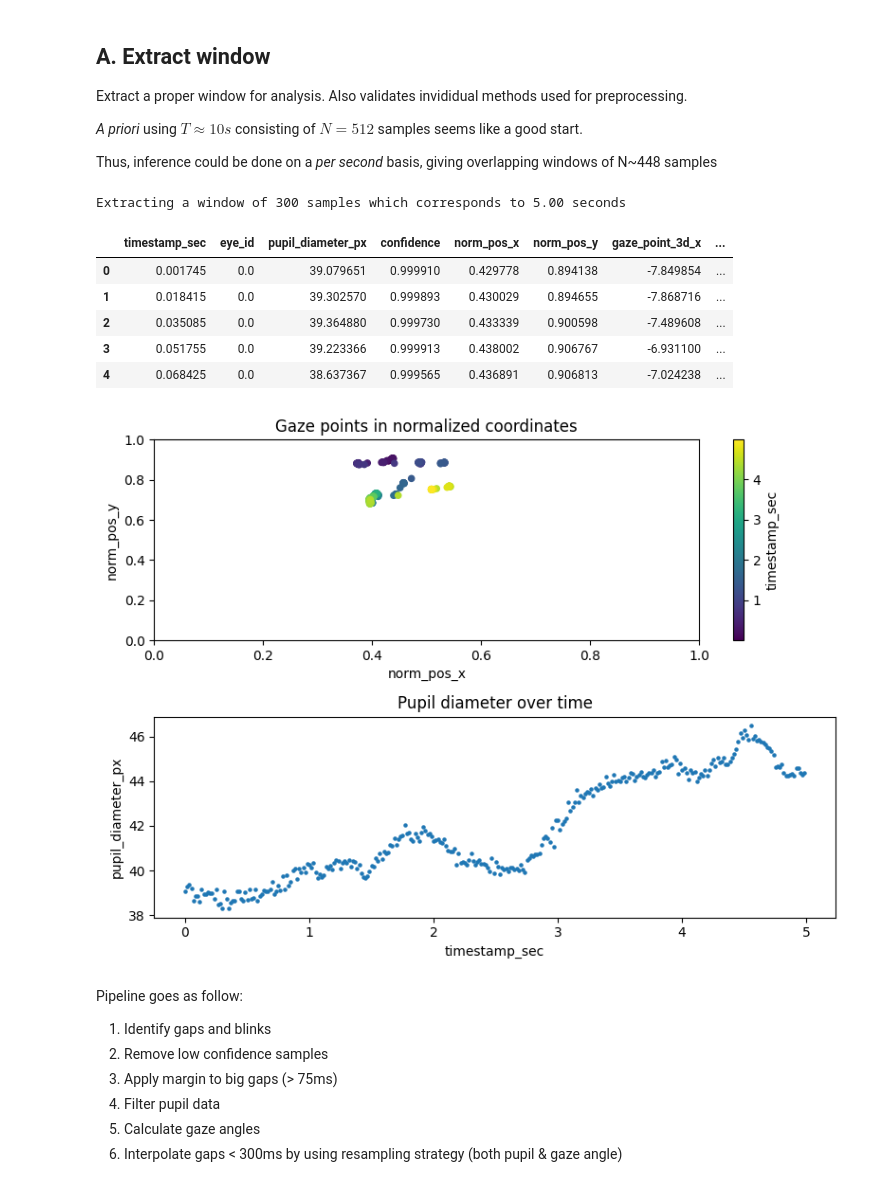
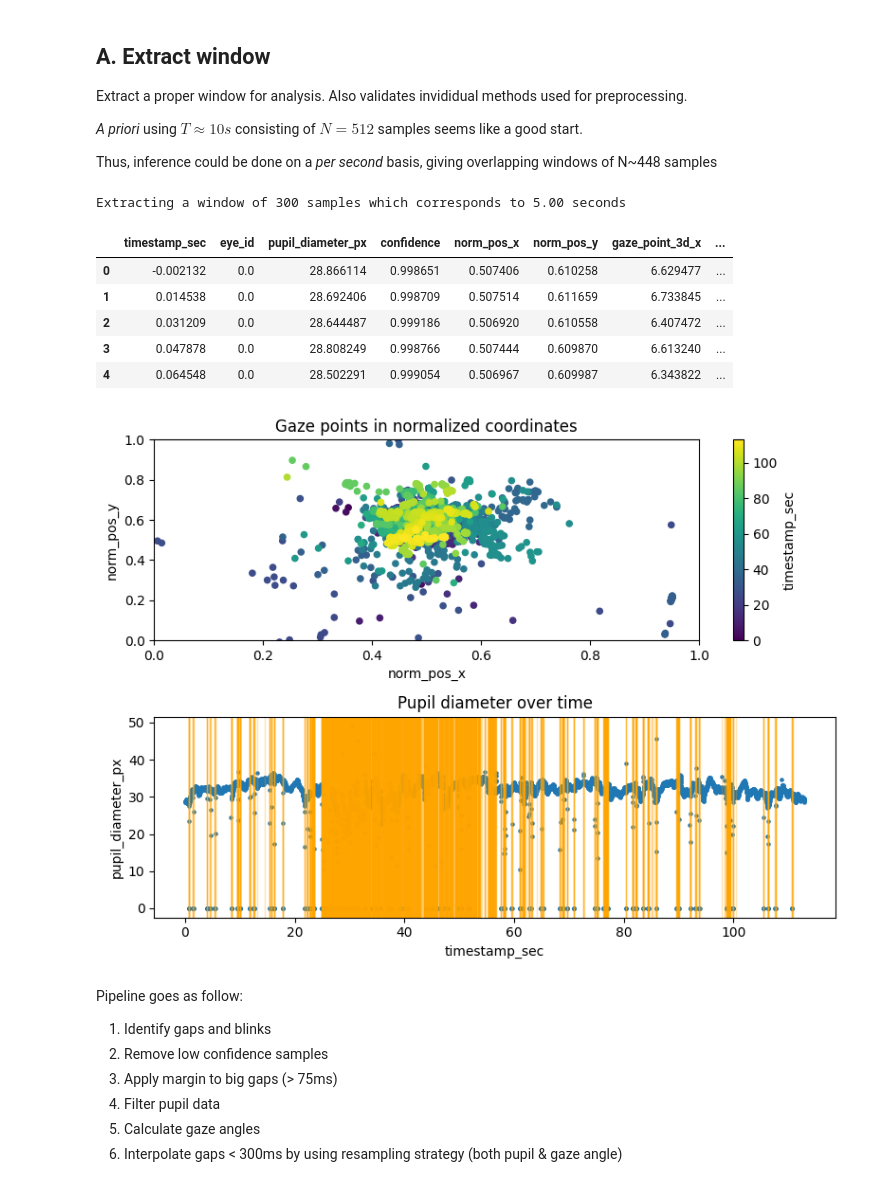
Before and after one commit to Alex0021/thesis-adaptive-swarm-interfaces, a Jupyter notebook: research/cognitive_load_models/notebooks/02_preprocessing_pipeline.ipynb, the cells around one changed output. Saved outputs shown, nothing was run; the diff lists cells and outputs as text; code cells hidden in the pictures.

```diff
--- a/research/cognitive_load_models/notebooks/02_preprocessing_pipeline.ipynb
+++ b/research/cognitive_load_models/notebooks/02_preprocessing_pipeline.ipynb
@@ -16,7 +16,7 @@ from importlib import reload
 reload(cwi)
 reload(cwpre)
 COLET_DATASET_DIR = Path(cwpre.__file__).parents[2] / "datasets" / "COLET_CSV"
-PARTICIPANTS = [1]
+PARTICIPANTS = [21]
 EXPERIMENTS = [1,2,3,4]
 # %%
 # Load the dataset
@@ -52,24 +57,25 @@ Extract a proper window for analysis. Also validates invididual methods used for
 Thus, inference could be done on a *per second* basis, giving overlapping windows of N~448 samples
 # %%
 N = 300 # Number of samples in the window
-offset = 0 # Offset in # samples for the start of the window
+offset = 6*300 # Offset in # samples for the start of the window
 fs = 60
-SUBJECT_ID = 1
+SUBJECT_ID = 21
 TASK_ID = 4
 
 subject_df = eye_df[(eye_df["subject_id"] == SUBJECT_ID) & (eye_df["task_id"] == TASK_ID)].reset_index(drop=True)
 print("Extracting a window of {} samples which corresponds to {:.2f} seconds".format(N, N/fs))
-window_df = subject_df.iloc[offset:offset+N].copy()
+# window_df = subject_df.iloc[offset:offset+N].copy()
+window_df = subject_df.copy()
 
 window_df.head()
 # %% [output]
 Extracting a window of 300 samples which corresponds to 5.00 seconds
 |  | timestamp_sec | eye_id | pupil_diameter_px | confidence | norm_pos_x | norm_pos_y | gaze_point_3d_x | ... |
-| 0 | 0.001745 | 0.0 | 39.079651 | 0.999910 | 0.429778 | 0.894138 | -7.849854 | ... |
-| 1 | 0.018415 | 0.0 | 39.302570 | 0.999893 | 0.430029 | 0.894655 | -7.868716 | ... |
-| 2 | 0.035085 | 0.0 | 39.364880 | 0.999730 | 0.433339 | 0.900598 | -7.489608 | ... |
-| 3 | 0.051755 | 0.0 | 39.223366 | 0.999913 | 0.438002 | 0.906767 | -6.931100 | ... |
-| 4 | 0.068425 | 0.0 | 38.637367 | 0.999565 | 0.436891 | 0.906813 | -7.024238 | ... |
+| 0 | -0.002132 | 0.0 | 28.866114 | 0.998651 | 0.507406 | 0.610258 | 6.629477 | ... |
+| 1 | 0.014538 | 0.0 | 28.692406 | 0.998709 | 0.507514 | 0.611659 | 6.733845 | ... |
+| 2 | 0.031209 | 0.0 | 28.644487 | 0.999186 | 0.506920 | 0.610558 | 6.407472 | ... |
+| 3 | 0.047878 | 0.0 | 28.808249 | 0.998766 | 0.507444 | 0.609870 | 6.613240 | ... |
+| 4 | 0.064548 | 0.0 | 28.502291 | 0.999054 | 0.506967 | 0.609987 | 6.343822 | ... |
 # %%
 import matplotlib
 # Visualize a bit the data in the window
@@ -99,7 +105,7 @@ window_df['low_confidence'] = window_df['confidence'] < 0.95
 for _, row in window_df[window_df.low_confidence].iterrows():
     ax2.axvspan(row['timestamp_sec'], row['timestamp_sec'] + 1.0/240, color='orange', alpha=0.3)
 # %% [output]
-[figure, old version]
+[figure, new version]
 # %% [markdown]
 Pipeline goes as follow:
 1. Identify gaps and blinks
```
Also changed, not shown: parts of 6 cells of this notebook, 4 other files.
